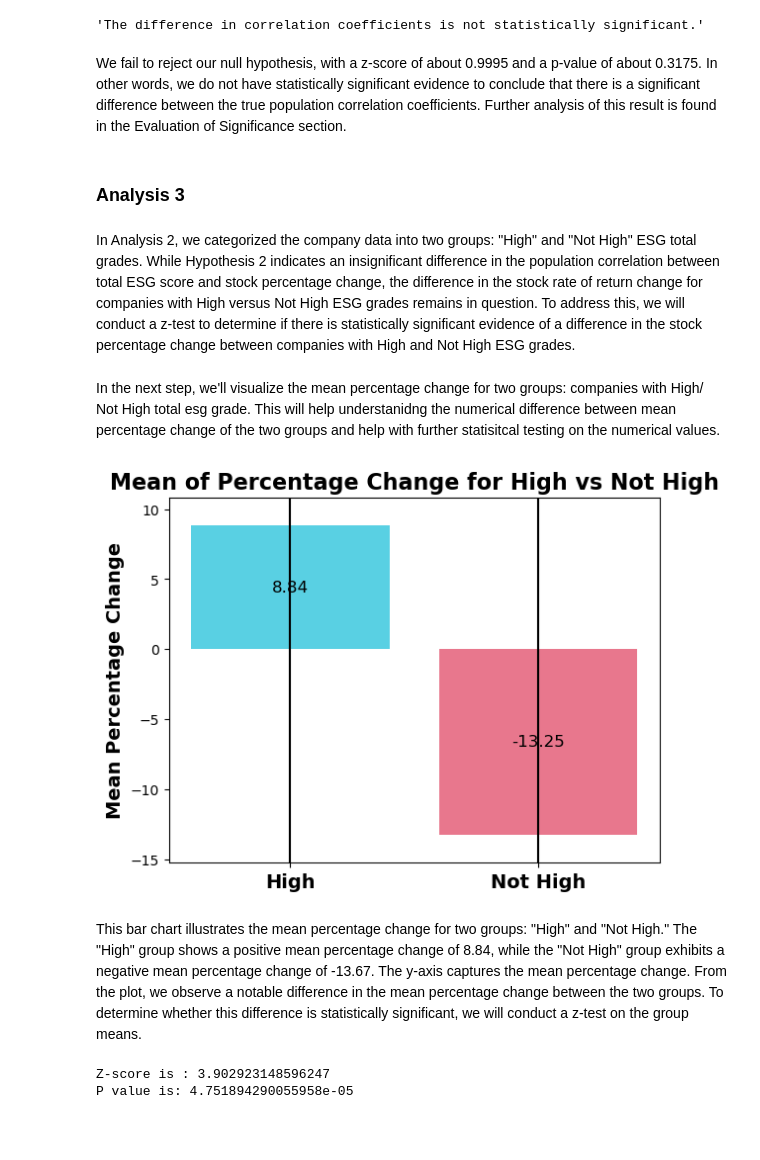
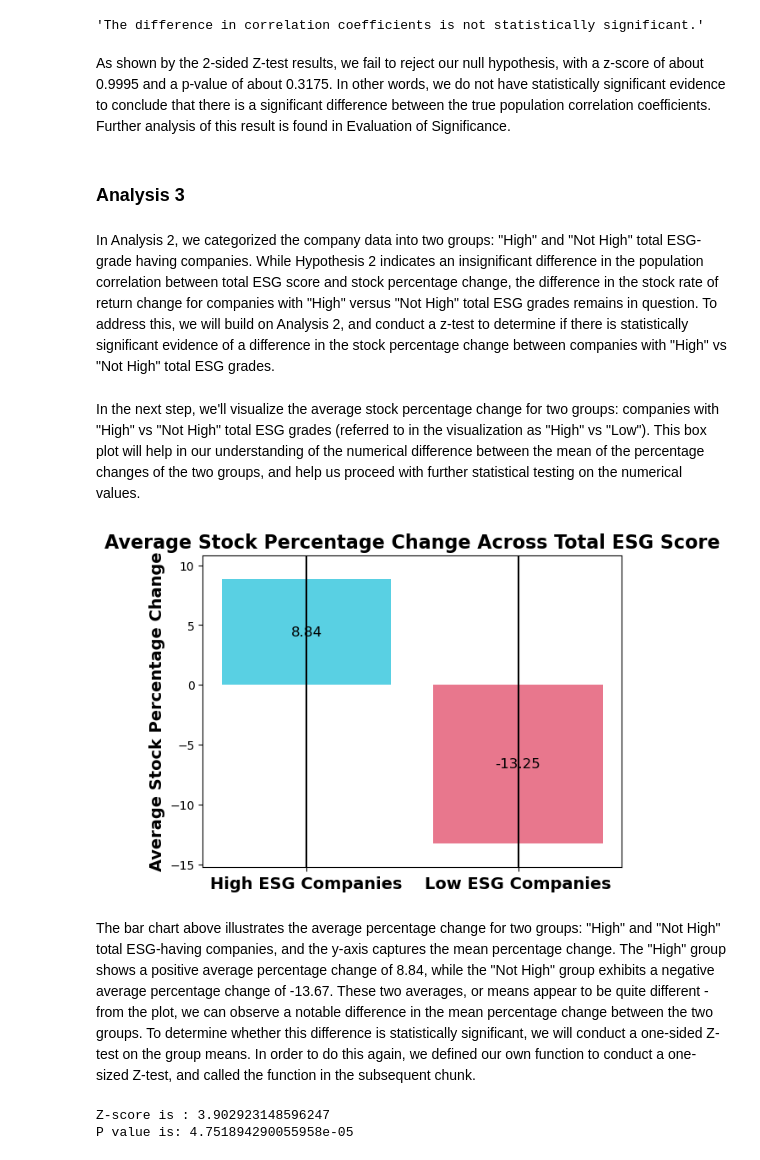
Before and after one commit to anushabishayee/info2950_finalproject, a Jupyter notebook: Phase5.ipynb, the cells around one changed output. Drawn from its saved outputs; the diff is of its cells as text; code cells hidden in the pictures; blank space fills up the shorter version.

Commit message:
analysis 2 + 3 fixing

```diff
--- a/Phase5.ipynb
+++ b/Phase5.ipynb
@@ -554,9 +553,9 @@ Z-score is : 1.015197189427876
 P value is: 0.3100118400891345
 'The difference in correlation coefficients is not statistically significant.'
 # %% [markdown]
-We fail to reject our null hypothesis, with a z-score of about 0.9995 and a p-value of about 0.3175. In other words, we do not have statistically significant evidence to conclude that there is a significant difference between the true population correlation coefficients. Further analysis of this result is found in the Evaluation of Significance section.
+As shown by the 2-sided Z-test results, we fail to reject our null hypothesis, with a z-score of about 0.9995 and a p-value of about 0.3175. In other words, we do not have statistically significant evidence to conclude that there is a significant difference between the true population correlation coefficients. Further analysis of this result is found in Evaluation of Significance.
 # %% [markdown]
 ### __Analysis 3__
 # %% [markdown]
-In Analysis 2, we categorized the company data into two groups: "High" and "Not High" ESG total grades. While Hypothesis 2 indicates an insignificant difference in the population correlation between total ESG score and stock percentage change, the difference in the stock rate of return change for companies with High versus Not High ESG grades remains in question. To address this, we will conduct a z-test to determine if there is statistically significant evidence of a difference in the stock percentage change between companies with High and Not High ESG grades.
+In Analysis 2, we categorized the company data into two groups: "High" and "Not High"  total ESG-grade having companies. While Hypothesis 2 indicates an insignificant difference in the population correlation between total ESG score and stock percentage change, the difference in the stock rate of return change for companies with "High" versus "Not High" total ESG grades remains in question. To address this, we will build on Analysis 2, and conduct a z-test to determine if there is statistically significant evidence of a difference in the stock percentage change between companies with "High" vs "Not High" total ESG grades.
 # %%
@@ -571,28 +569,27 @@ pop_return_not_high_std = pop_not_high['percentage_change'].std()
 pop_n_high = pop_high.shape[0]
 pop_n_not_high = pop_not_high.shape[0]
 # %% [markdown]
-In the next step, we'll visualize the mean percentage change for two groups: companies with High/ Not High total esg grade. This will help understanidng the numerical difference between mean percentage change of the two groups and help with further statisitcal testing on the numerical values.
+In the next step, we'll visualize the average stock percentage change for two groups: companies with "High" vs "Not High" total ESG grades (referred to in the visualization as "High" vs "Low"). This box plot will help in our understanding of the numerical difference between the mean of the percentage changes of the two groups, and help us proceed with further statistical testing on the numerical values.
 # %%
-# Bar Plot of the mean percentage_change on total_grade
-categories = ['High', 'Not High']
+categories = ['High ESG Companies', 'Low ESG Companies']
 means = [pop_return_high, pop_return_not_high]
 std_devs = [pop_return_high_std, pop_return_not_high_std]
 
 bars = plt.bar(categories, means, yerr = std_devs, capsize = 5, alpha = 0.7, color = ['#13bcd8', '#df3e5d'])
 
 for bar, mean in zip(bars, means):
     plt.text(bar.get_x() + bar.get_width() / 2, bar.get_height() / 2, f'{mean:.2f}', ha = 'center', va = 'center', color = 'black', fontsize = 12)
 
-plt.ylabel('Mean Percentage Change', fontsize = 14, fontweight = 'bold')
-plt.title('Mean of Percentage Change for High vs Not High', fontsize = 16, fontweight = 'bold')
+plt.ylabel('Average Stock Percentage Change', fontsize = 14, fontweight = 'bold')
+plt.title('Average Stock Percentage Change Across Total ESG Score', fontsize = 16, fontweight = 'bold')
 plt.ylim(min(means) - 2, max(means) + 2)
 plt.xticks(fontsize = 14, fontweight = 'bold')
 plt.yticks()
 plt.show()
 # %% [output]
-[figure, old version]
+[figure, new version]
 # %% [markdown]
-This bar chart illustrates the mean percentage change for two groups: "High" and "Not High." The "High" group shows a positive mean percentage change of 8.84, while the "Not High" group exhibits a negative mean percentage change of -13.67. The y-axis captures the mean percentage change. From the plot, we observe a notable difference in the mean percentage change between the two groups. To determine whether this difference is statistically significant, we will conduct a z-test on the group means.
+The bar chart above illustrates the average percentage change for two groups: "High" and "Not High" total ESG-having companies, and the y-axis captures the mean percentage change. The "High" group shows a positive average percentage change of 8.84, while the "Not High" group exhibits a negative average percentage change of -13.67. These two averages, or means appear to be quite different - from the plot, we can observe a notable difference in the mean percentage change between the two groups. To determine whether this difference is statistically significant, we will conduct a one-sided Z-test on the group means. In order to do this again, we defined our own function to conduct a one-sized Z-test, and called the function in the subsequent chunk.
 # %%
 def z_test_mean_greater(mean1, std1, n1, mean2, std2, n2, alpha=0.05):
     """
```
Also changed, not shown: parts of 12 cells of this notebook.
